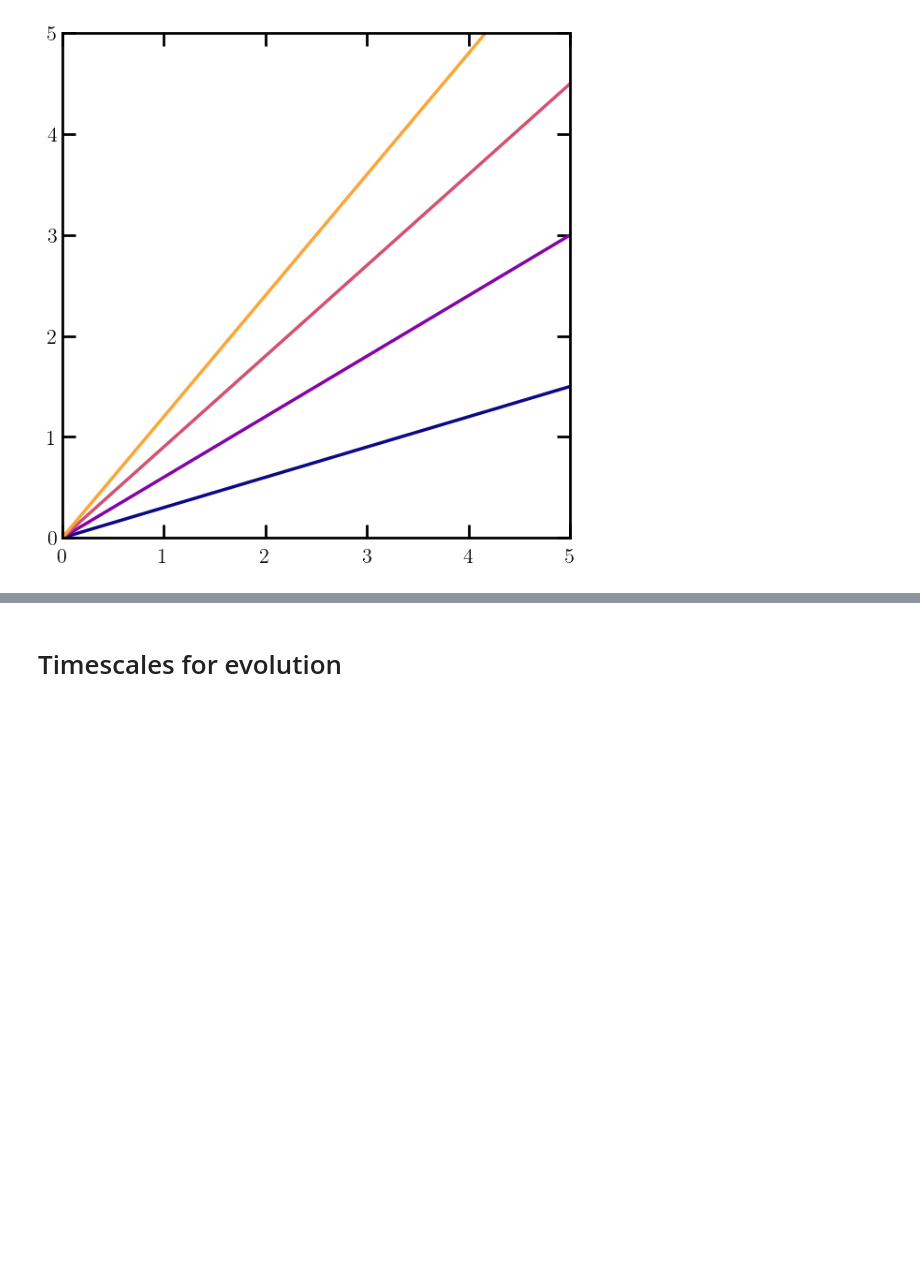
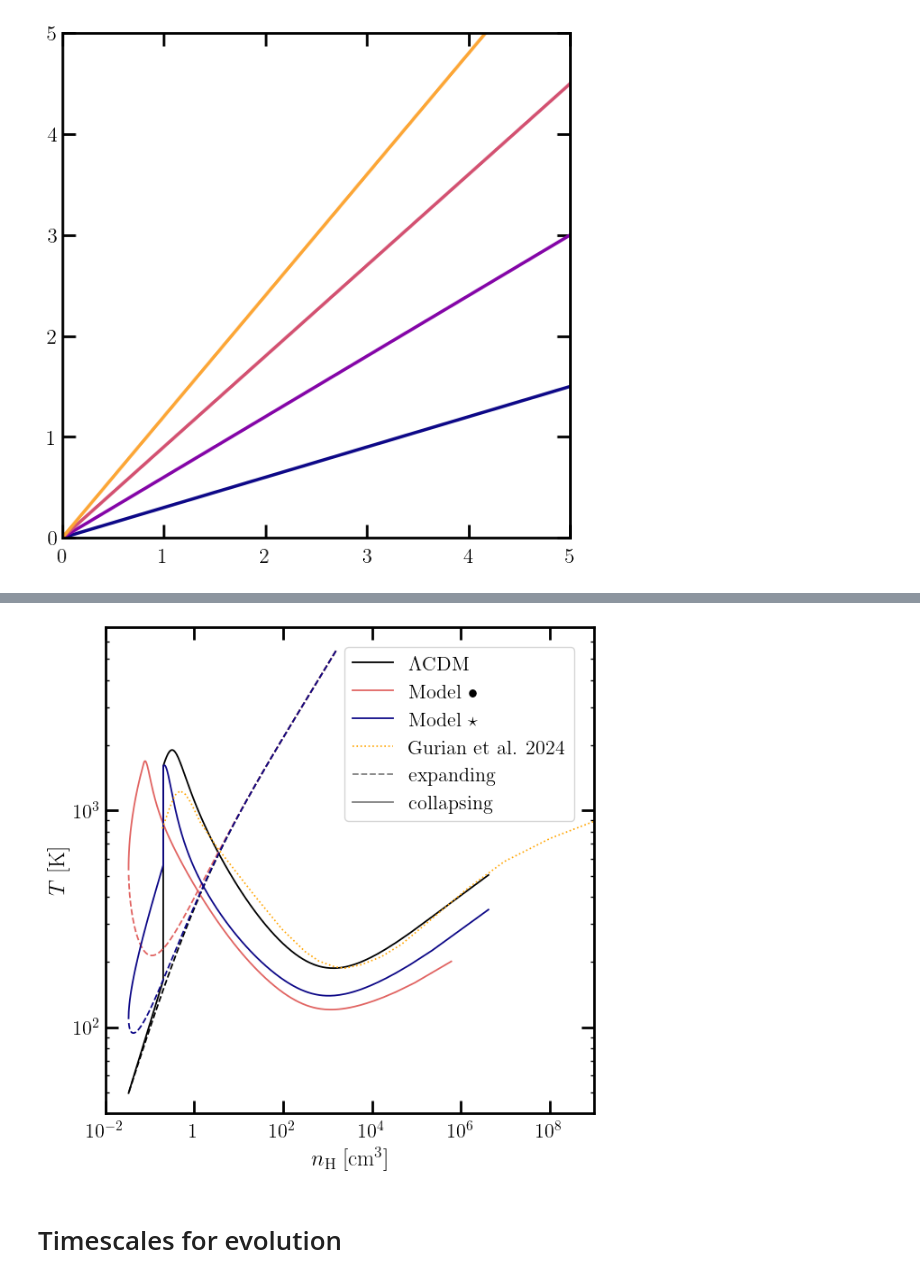
Before and after one commit to wenzerq/DarkHistory, a Jupyter notebook: H2_cooling/DCBH.ipynb, the cells around one changed output, grey strips where cells are left out. Cells and saved outputs as stored; diff of their text form; code cells hidden in the pictures; blank space fills up the shorter version.

```diff
--- a/H2_cooling/DCBH.ipynb
+++ b/H2_cooling/DCBH.ipynb
@@ -67,3 +198,58 @@ dlnz = np.log(rs_list[0])-np.log(rs_list[1])
+# %%
+# Temperature-density relationship compared to simulations/analytic results
+Gurian_fig1 = np.array([
+    [0.19200176793036725, 824.9924976324792],
+    [0.2809096188343848, 1031.5242572239092],
+    [0.3686467888838656, 1175.8822432395825],
+    [0.48378711814246567, 1231.5694901712286],
+    [0.6348895005683186, 1185.1265106842777],
+    [0.8331860498468026, 1088.9391579542976],
+    [1.3590045495438539, 884.613109855885],
+    [3.2431065262241185, 675.7510886790784],
+    [22.954978859321542, 403.5613109582194],
+    [94.3419590671777, 283.27614825570913],
+    [311.959207045009, 223.17994048785377],
+    [632.4290409432389, 201.95295663953402],
+    [1429.3656429973596, 189.92361232235444],
+    [2461.676777274177, 187.04512693392786],
+    [5874.5057362110165, 194.42810576928412],
+    [16502.05167199444, 211.66814387464603],
+    [46355.8504516527, 241.33418690781673],
+    [170889.3541498248, 301.8173297897219],
+    [1423826.2594496352, 437.0179214170039],
+    [9544735.816778373, 581.3564084849605],
+    [104363767.12515171, 744.24175613256],
+    [969413972.0638154, 888.9316042783801],
+    [1965274737.1576757, 909.861127798159],
+    [3573713479.0047784, 896.0828944410088],
+    [8528252175.83392, 862.4144367917993]
+])
+
+plt.figure(figsize=(7,7))
+plt.loglog()
+
+for key in DH_data.keys():
+    T = halo_data[key]['y'][2] / phys.kB
+    nH = halo_data[key]['y'][3]
+    ind_min = np.argmin(nH)
+
+    plt.plot(nH[:ind_min], T[:ind_min], color=color_dict[key], linewidth=1.3, linestyle='--')
+    plt.plot(nH[ind_min:], T[ind_min:], color=color_dict[key], linewidth=1.3, label=label_dict[key])
+
+plt.plot(Gurian_fig1[:,0] ,Gurian_fig1[:,1] , color='orange', linewidth=1.2, linestyle=':', label='Gurian et al. 2024')
+# plt.plot(Gurian_fig1[:,0], 10*Gurian_fig1[:,0]**(1/3), color='gray', linewidth=1, linestyle=':')
+
+# Dummy lines for legend
+plt.plot([-1,0], [-1,0], color='gray', linewidth=1.3, linestyle='--', label="expanding")
+plt.plot([-1,0], [-1,0], color='gray', linewidth=1.3, label='collapsing')
+
+plt.axis([1e-2, 1e9, 4e1, 7e3])
+plt.xlabel(r"$n_\mathrm{H}$ [cm$^3$]")
+plt.ylabel(r"$T$ [K]")
+plt.legend()
+plt.show()
+# %% [output]
+[figure, added]
 # %% [markdown]
 # Timescales for evolution
 # %%
```
Also changed, not shown: parts of 13 cells of this notebook.
